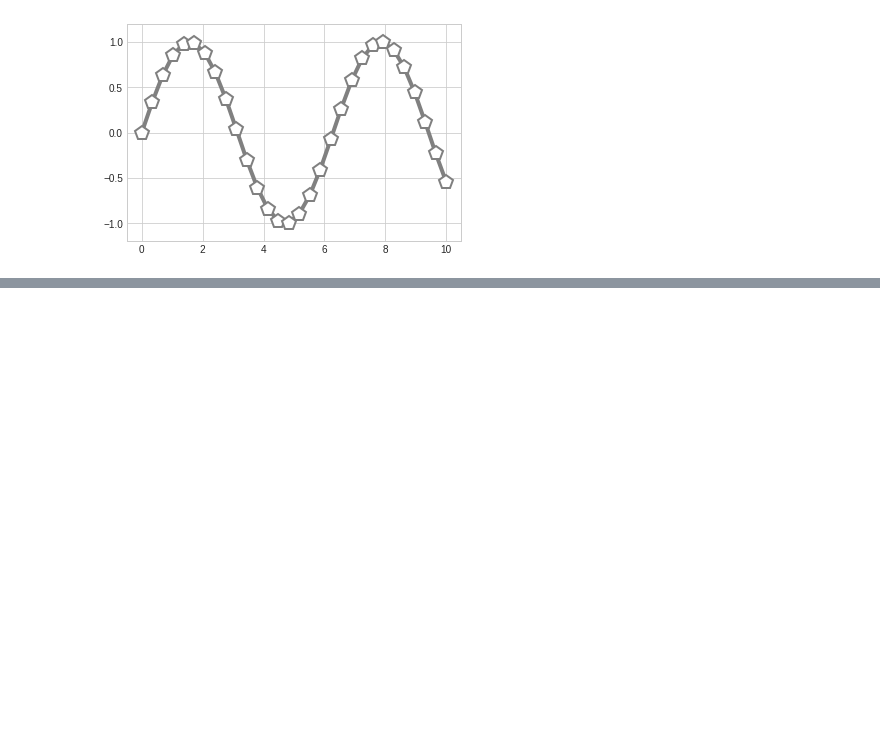
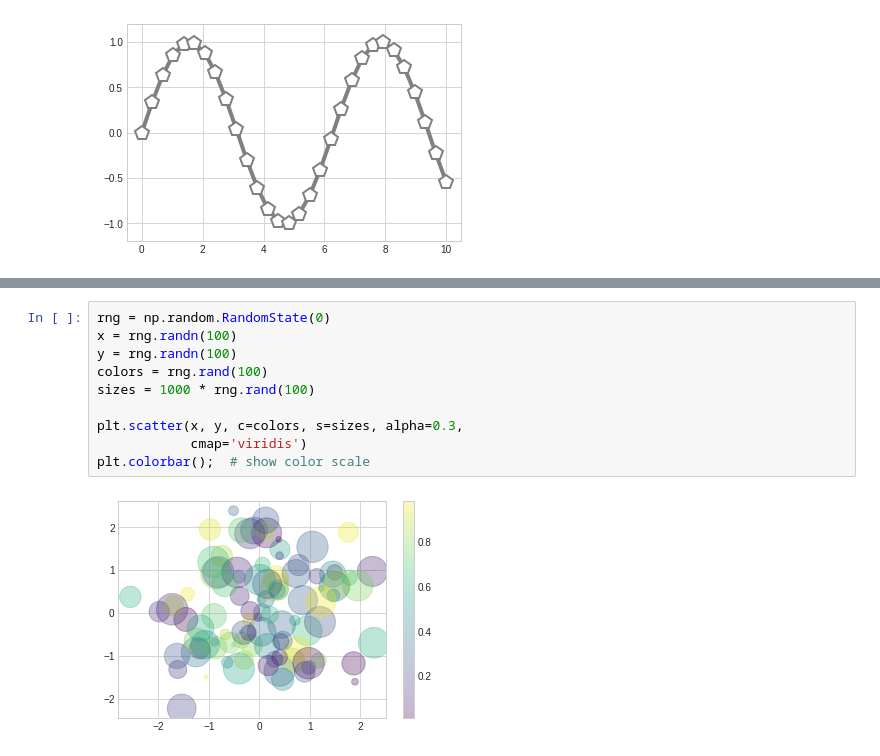
Before and after one commit to gmendozah/ucb-intro-data-science, a Jupyter notebook: Intro to Data Science/4.2 Simple Scatter Plots.ipynb, the cells around one changed output, grey strips where cells are left out. Cells and saved outputs as stored; diff of their text form; blank space fills up the shorter version.

```diff
--- a/Intro to Data Science/4.2 Simple Scatter Plots.ipynb
+++ b/Intro to Data Science/4.2 Simple Scatter Plots.ipynb
@@ -36,0 +43,12 @@ plt.ylim(-1.2, 1.2);
+# %%
+rng = np.random.RandomState(0)
+x = rng.randn(100)
+y = rng.randn(100)
+colors = rng.rand(100)
+sizes = 1000 * rng.rand(100)
+
+plt.scatter(x, y, c=colors, s=sizes, alpha=0.3,
+            cmap='viridis')
+plt.colorbar();  # show color scale
+# %% [output]
+[figure, added]
```
Also changed, not shown: parts of 3 cells of this notebook.
